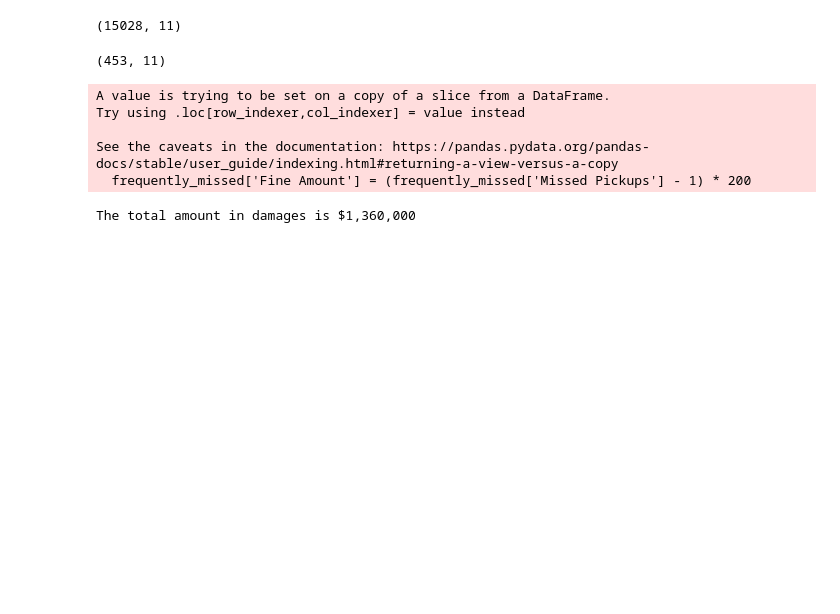
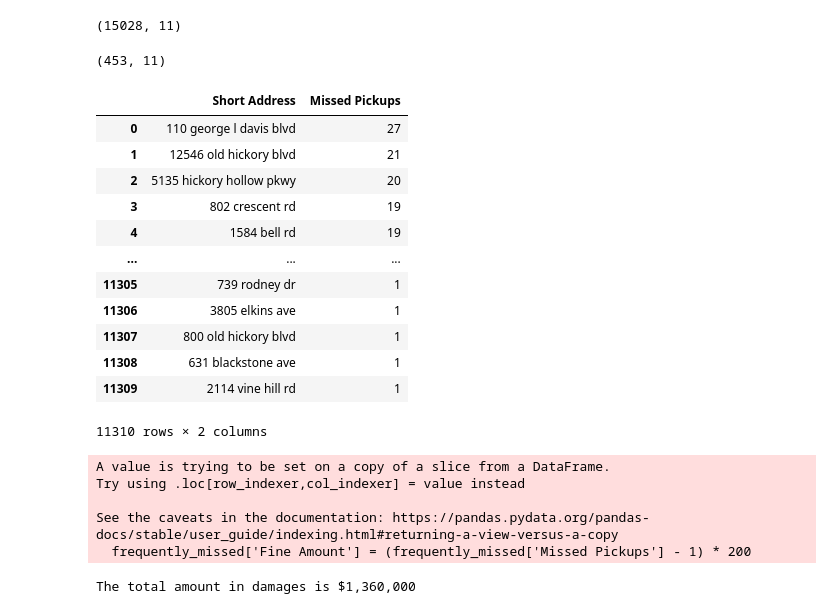
Before and after one commit to NewForce-Data-Cohort-12/trash-haulers-goody-grouch, a Jupyter notebook: trash_pickup.ipynb, the cells around one changed output. Cells and saved outputs as stored; diff of their text form; code cells hidden in the pictures; blank space fills up the shorter version.

```diff
--- a/trash_pickup.ipynb
+++ b/trash_pickup.ipynb
@@ -44,7 +45,21 @@ miss_all['Short Address'] = miss_all['Short Address'].str.lower()
 # %%
 miss_count_by_address = miss_all['Short Address'].value_counts().reset_index(name='Missed Pickups')
 #miss_count_by_address = miss_count_by_address.to_frame()
-#miss_count_by_address
+miss_count_by_address
+# %% [output]
+|  | Short Address | Missed Pickups |
+| 0 | 110 george l davis blvd | 27 |
+| 1 | 12546 old hickory blvd | 21 |
+| 2 | 5135 hickory hollow pkwy | 20 |
+| 3 | 802 crescent rd | 19 |
+| 4 | 1584 bell rd | 19 |
+| ... | ... | ... |
+| 11305 | 739 rodney dr | 1 |
+| 11306 | 3805 elkins ave | 1 |
+| 11307 | 800 old hickory blvd | 1 |
+| 11308 | 631 blackstone ave | 1 |
+| 11309 | 2114 vine hill rd | 1 |
+11310 rows × 2 columns
 # %%
 frequently_missed = miss_count_by_address.loc[miss_count_by_address['Missed Pickups'] > 1]
 #frequently_missed
```
Also changed, not shown: parts of 10 cells of this notebook, 1 other file.
